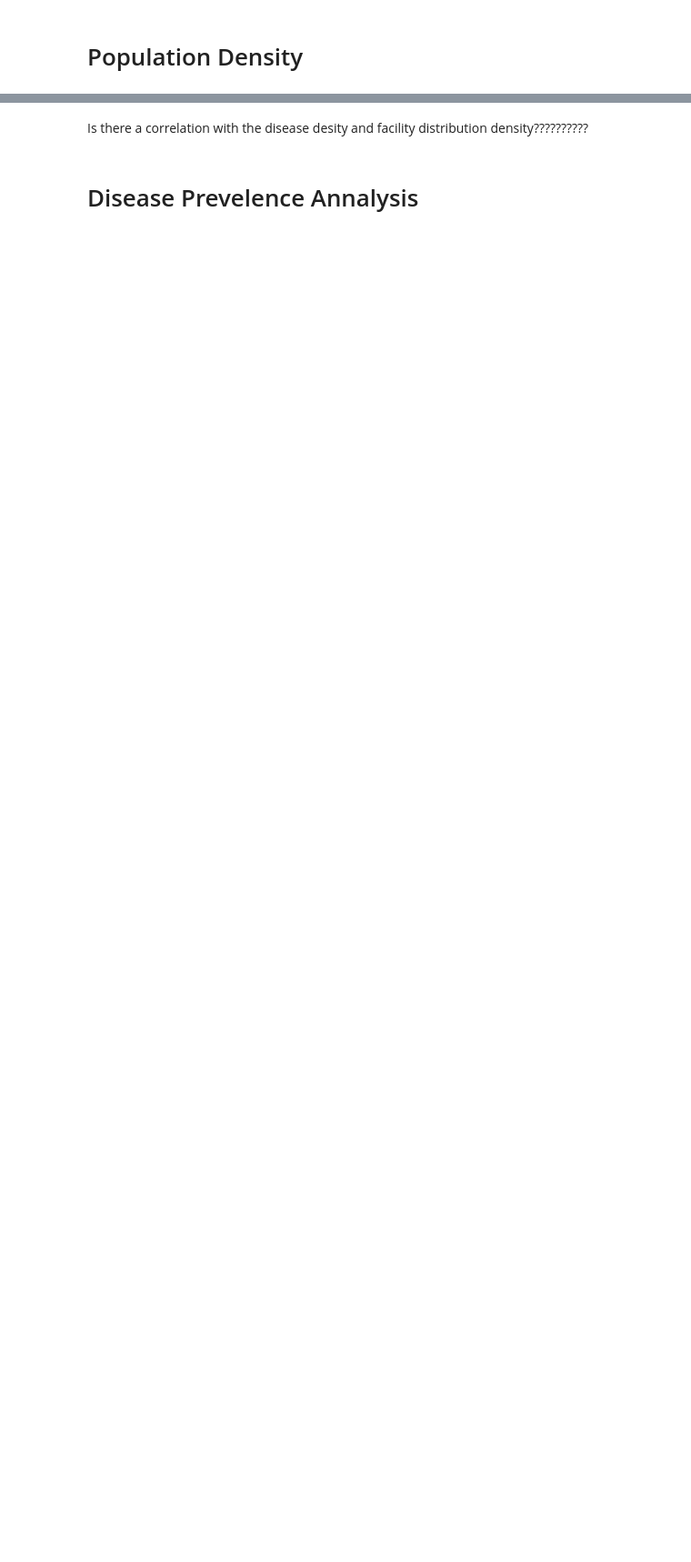
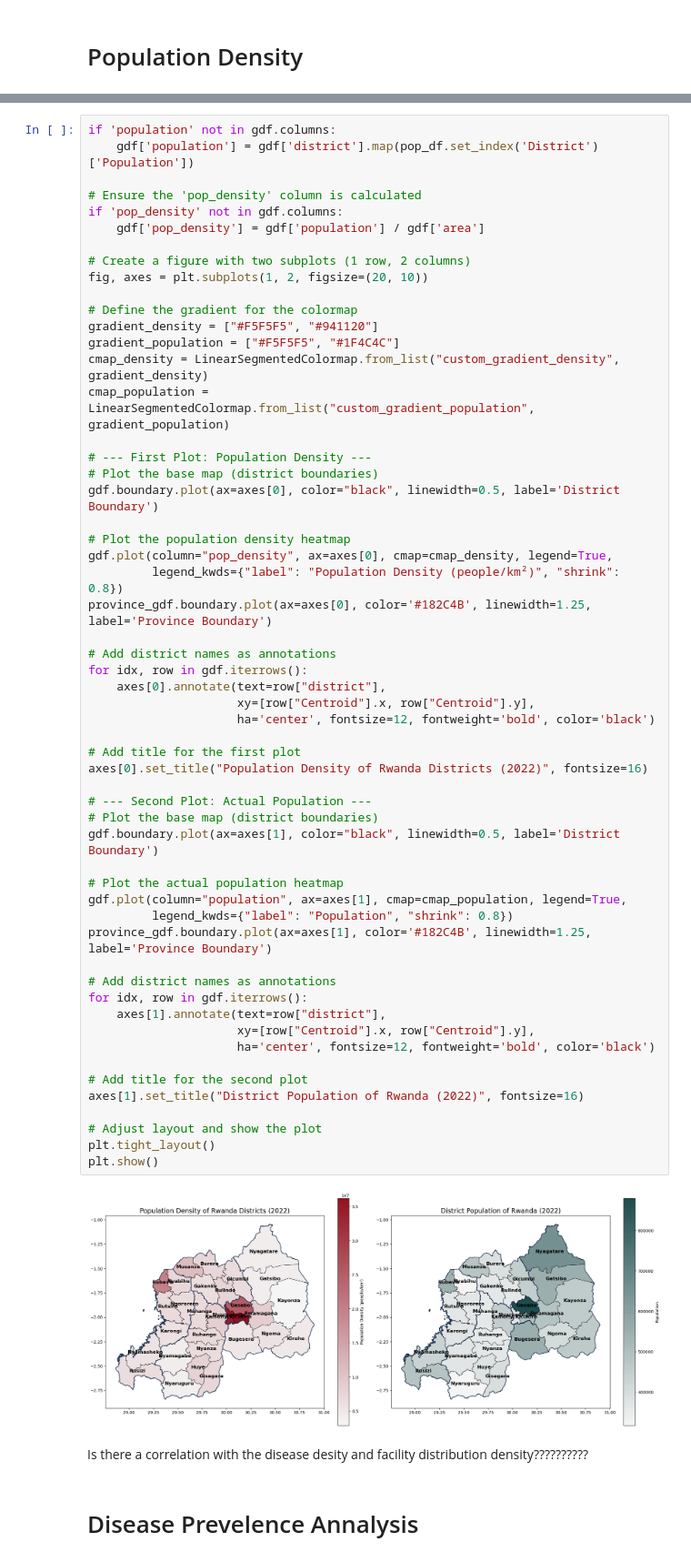
Before and after one commit to FonyaBrandone/MBDA_Research, a Jupyter notebook: ntaghagh/main_map.ipynb, the cells around one changed output, grey strips where cells are left out. Shown at 91% size. Saved outputs shown, nothing was run; the diff lists cells and outputs as text; blank space fills up the shorter version.

```diff
--- a/ntaghagh/main_map.ipynb
+++ b/ntaghagh/main_map.ipynb
@@ -198,6 +242,64 @@ plt.legend()
 plt.show()
 # %% [output]
 [figure]
+# %%
+if 'population' not in gdf.columns:
+    gdf['population'] = gdf['district'].map(pop_df.set_index('District')['Population'])
+
+# Ensure the 'pop_density' column is calculated
+if 'pop_density' not in gdf.columns:
+    gdf['pop_density'] = gdf['population'] / gdf['area']
+
+# Create a figure with two subplots (1 row, 2 columns)
+fig, axes = plt.subplots(1, 2, figsize=(20, 10))
+
+# Define the gradient for the colormap
+gradient_density = ["#F5F5F5", "#941120"]
+gradient_population = ["#F5F5F5", "#1F4C4C"]
+cmap_density = LinearSegmentedColormap.from_list("custom_gradient_density", gradient_density)
+cmap_population = LinearSegmentedColormap.from_list("custom_gradient_population", gradient_population)
+
+# --- First Plot: Population Density ---
+# Plot the base map (district boundaries)
+gdf.boundary.plot(ax=axes[0], color="black", linewidth=0.5, label='District Boundary')
+
+# Plot the population density heatmap
+gdf.plot(column="pop_density", ax=axes[0], cmap=cmap_density, legend=True,
+         legend_kwds={"label": "Population Density (people/km²)", "shrink": 0.8})
+province_gdf.boundary.plot(ax=axes[0], color='#182C4B', linewidth=1.25, label='Province Boundary')
+
+# Add district names as annotations
+for idx, row in gdf.iterrows():
+    axes[0].annotate(text=row["district"],
+                     xy=[row["Centroid"].x, row["Centroid"].y],
+                     ha='center', fontsize=12, fontweight='bold', color='black')
+
+# Add title for the first plot
+axes[0].set_title("Population Density of Rwanda Districts (2022)", fontsize=16)
+
+# --- Second Plot: Actual Population ---
+# Plot the base map (district boundaries)
+gdf.boundary.plot(ax=axes[1], color="black", linewidth=0.5, label='District Boundary')
+
+# Plot the actual population heatmap
+gdf.plot(column="population", ax=axes[1], cmap=cmap_population, legend=True,
+         legend_kwds={"label": "Population", "shrink": 0.8})
+province_gdf.boundary.plot(ax=axes[1], color='#182C4B', linewidth=1.25, label='Province Boundary')
+
+# Add district names as annotations
+for idx, row in gdf.iterrows():
+    axes[1].annotate(text=row["district"],
+                     xy=[row["Centroid"].x, row["Centroid"].y],
+                     ha='center', fontsize=12, fontweight='bold', color='black')
+
+# Add title for the second plot
+axes[1].set_title("District Population of Rwanda (2022)", fontsize=16)
+
+# Adjust layout and show the plot
+plt.tight_layout()
+plt.show()
+# %% [output]
+[figure, added]
 # %% [markdown]
 Is there a correlation with the disease desity and facility distribution density??????????
 # %% [markdown]
```
Also changed, not shown: parts of 13 cells of this notebook, 1 other file.
